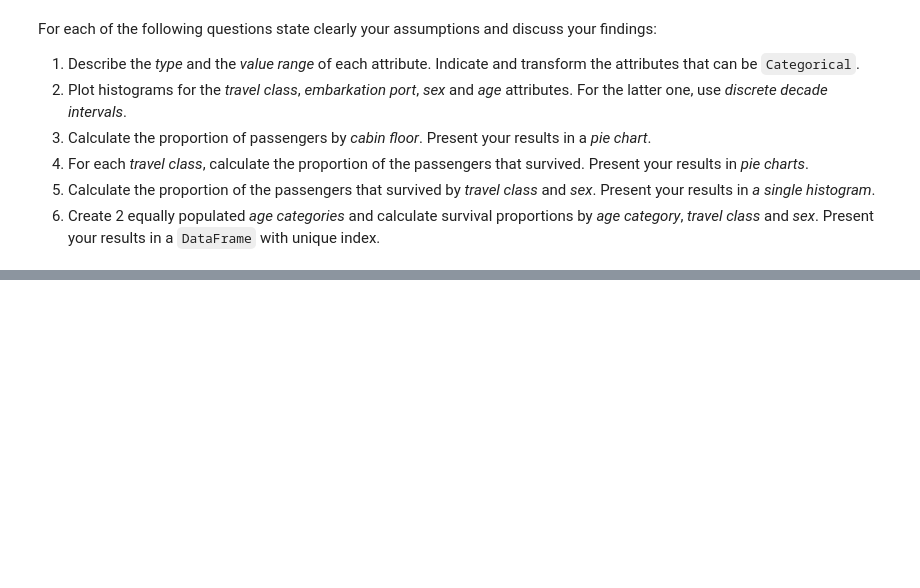
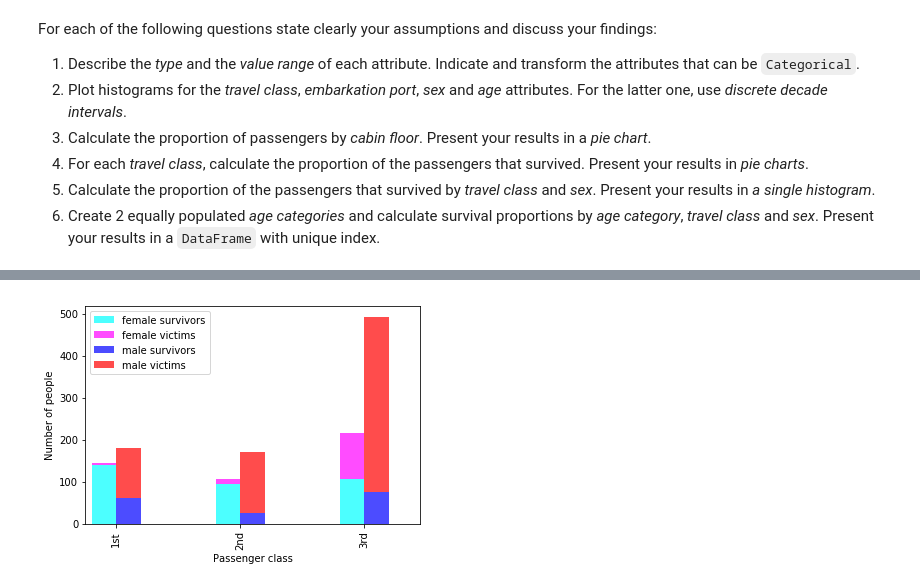
Before and after one commit to brunowicht/ada_project, a Jupyter notebook: 01 - Pandas and Data Wrangling/Homework 1.ipynb, the cells around one changed output, grey strips where cells are left out. Saved outputs shown, nothing was run; the diff lists cells and outputs as text; code cells hidden in the pictures; blank space fills up the shorter version.

```diff
--- a/01 - Pandas and Data Wrangling/Homework 1.ipynb
+++ b/01 - Pandas and Data Wrangling/Homework 1.ipynb
@@ -218,0 +303,30 @@ For each of the following questions state clearly your assumptions and discuss y
+# %%
+# Group data by sex and class, count survivors and victims
+female = data[data['sex'] == 'female']
+female_died = female[female.survived == 0].pclass.map(pclass_dict).value_counts()
+female_surv = female[female.survived == 1].pclass.map(pclass_dict).value_counts()
+male = data[data['sex'] == 'male']
+male_died = male[male.survived == 0].pclass.map(pclass_dict).value_counts()
+male_surv = male[male.survived == 1].pclass.map(pclass_dict).value_counts()
+
+# Plot the data as a single bar plot
+fig, ax = plt.subplots()
+
+df_female = pd.concat([female_surv, female_died], axis=1)
+df_male = pd.concat([male_surv, male_died], axis=1)
+df_female.plot.bar(stacked=True, width=0.2, position=1, colormap="cool", ax=ax, alpha=0.7)
+df_male.plot.bar(stacked=True, width=0.2, position=0, colormap="bwr", ax=ax, alpha=0.7)
+plt.legend(loc="upper center")
+plt.xlabel("Passenger class")
+plt.ylabel("Number of people")
+
+# Set legend
+legend = plt.legend()
+legend.get_texts()[0].set_text('female survivors')
+legend.get_texts()[1].set_text('female victims')
+legend.get_texts()[2].set_text('male survivors')
+legend.get_texts()[3].set_text('male victims')
+
+plt.show()
+# %% [output]
+[figure, added]
```
Also changed, not shown: parts of 10 cells of this notebook.
